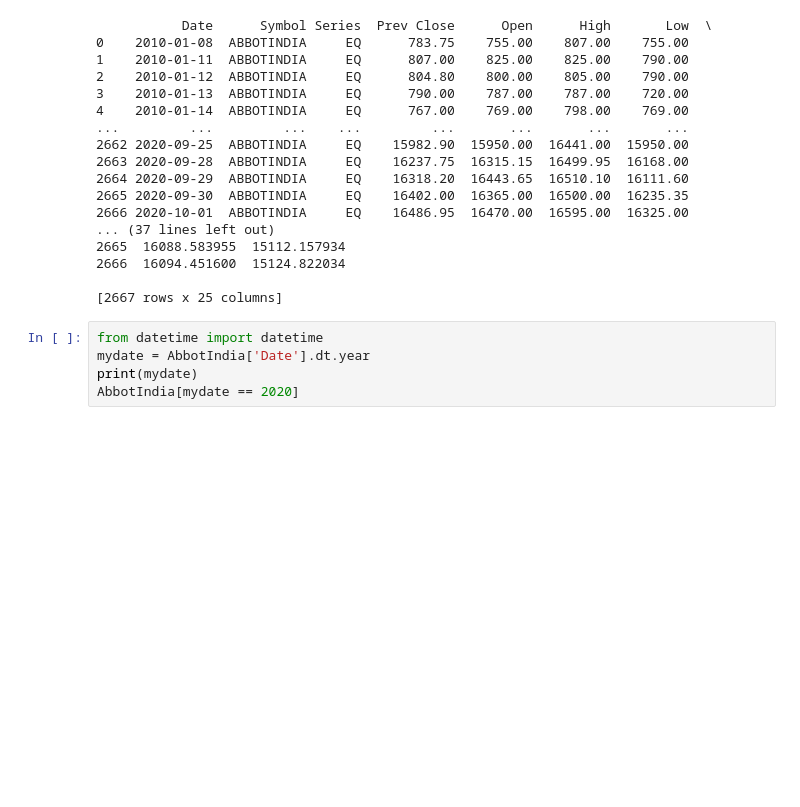
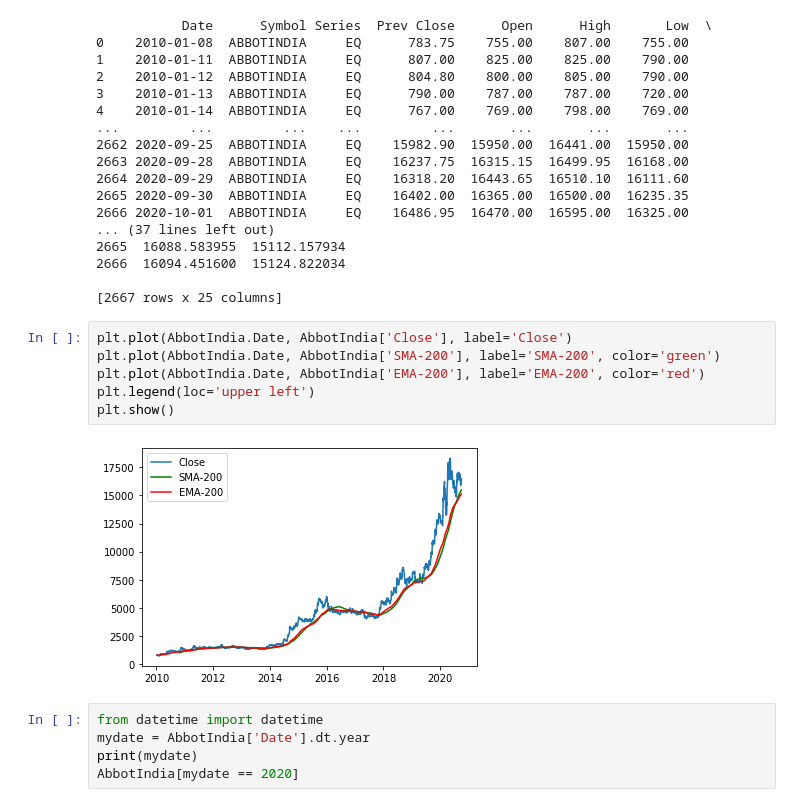
Before and after one commit to rsnaraya/IPBA, a Jupyter notebook: CaseStudy - Stock prediction.ipynb, the cells around one changed output. Drawn from its saved outputs; the diff is of its cells as text; blank space fills up the shorter version.

Commit message:
SMA/EMA chart for each stock

```diff
--- a/CaseStudy - Stock prediction.ipynb
+++ b/CaseStudy - Stock prediction.ipynb
@@ -176,6 +154,14 @@ print(AbbotIndia)
 2666  16094.451600  15124.822034
 
 [2667 rows x 25 columns]
+# %%
+plt.plot(AbbotIndia.Date, AbbotIndia['Close'], label='Close')
+plt.plot(AbbotIndia.Date, AbbotIndia['SMA-200'], label='SMA-200', color='green')
+plt.plot(AbbotIndia.Date, AbbotIndia['EMA-200'], label='EMA-200', color='red')
+plt.legend(loc='upper left')
+plt.show()
+# %% [output]
+[figure, added]
 # %%
 from datetime import datetime
 mydate = AbbotIndia['Date'].dt.year
```
Also changed, not shown: parts of 105 cells of this notebook.
